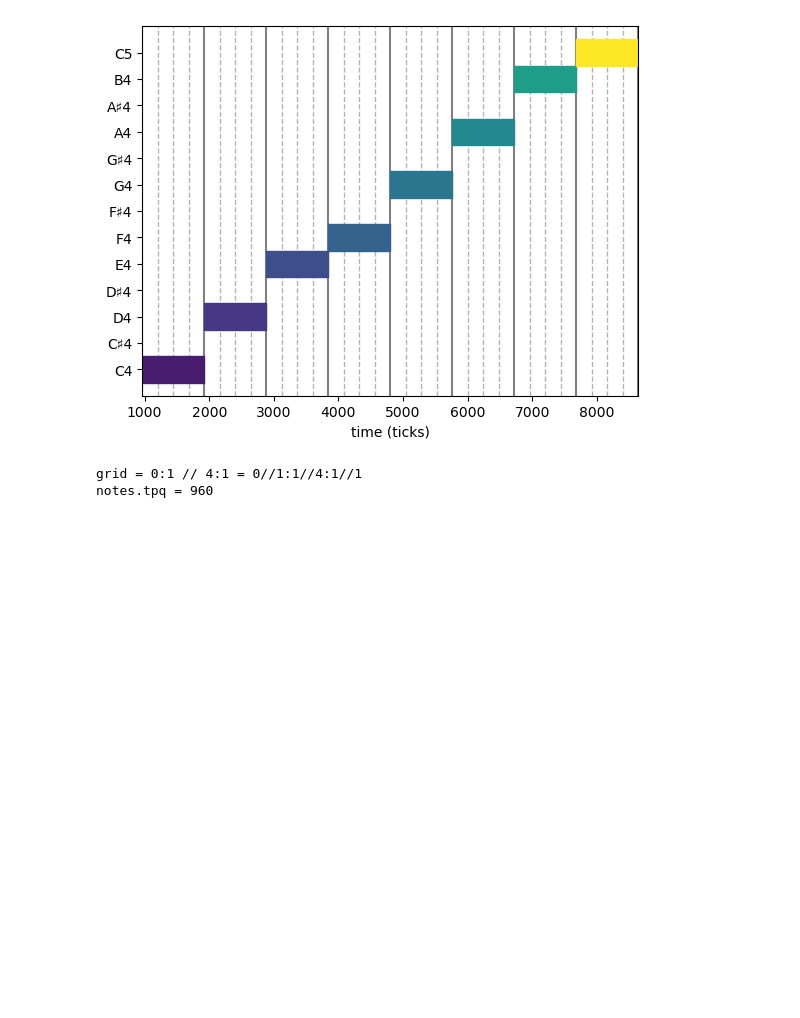
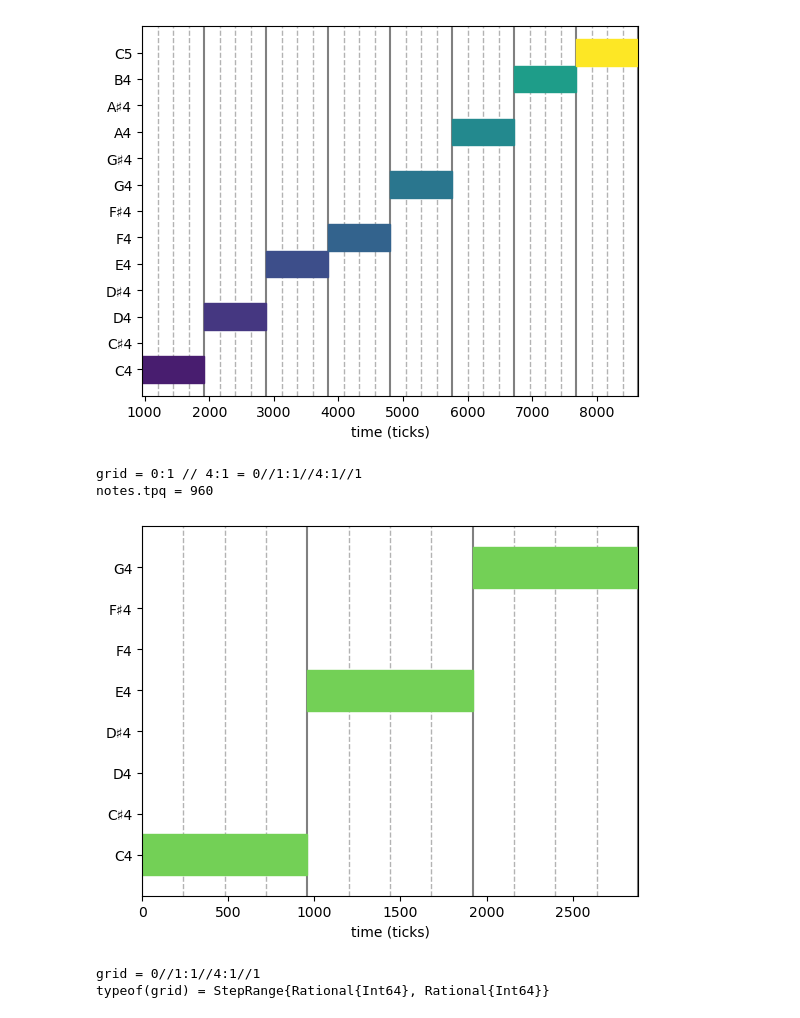
Before and after one commit to Astronauty/ocrl-piano, a Jupyter notebook: midi_file_generation/C_scale.ipynb, the cells around one changed output. Saved outputs shown, nothing was run; the diff lists cells and outputs as text; code cells hidden in the pictures; blank space fills up the shorter version.

Commit message:
started generating midi based constraints

```diff
--- a/midi_file_generation/C_scale.ipynb
+++ b/midi_file_generation/C_scale.ipynb
@@ -251,3 +252,37 @@ display(gcf())
 [figure]
 grid = 0:1 // 4:1 = 0//1:1//4:1//1
 notes.tpq = 960
+# %%
+
+# Note(pitch, velocity, position, duration, channel = 0) <: AbstractNote
+C = Note("C4";position=0)
+E = Note("E4";position=960)
+G = Note("G4";position=1920)
+
+file = MIDIFile()
+track = MIDITrack()
+notes = Notes() # tpq automatically = 960
+
+push!(notes, C)
+push!(notes, E)
+push!(notes, G)
+
+
+
+addnotes!(track, notes)
+addtrackname!(track, "piano")
+push!(file.tracks, track)
+save("./midi_files/3note.mid", file)
+
+# Read
+midi = readMIDIFile("./midi_files/3note.mid")
+grid = 0:1//4:1
+@show grid
+@show typeof(grid)
+piano = getnotes(midi, 1)
+noteplotter(piano; grid = grid, fi=Inf)
+display(gcf())
+# %% [output]
+[figure, added]
+grid = 0//1:1//4:1//1
+typeof(grid) = StepRange{Rational{Int64}, Rational{Int64}}
```
Also changed, not shown: parts of 1 cell of this notebook, 12 other files.
